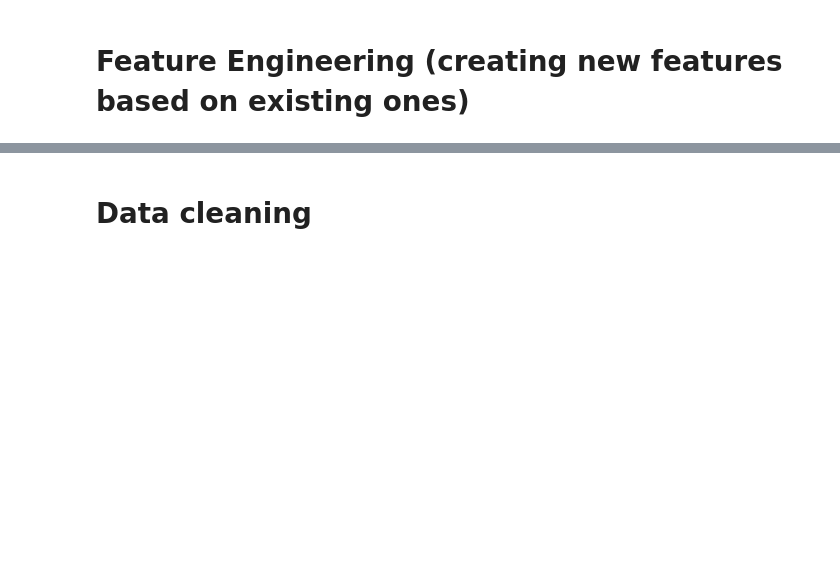
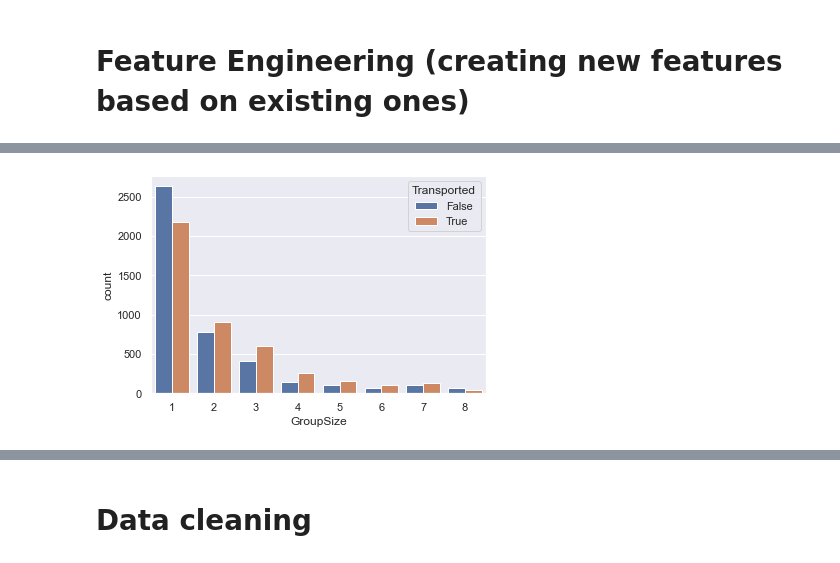
Before and after one commit to yulun-cd/space-titanic, a Jupyter notebook: space-titanic.ipynb, the cells around one changed output, grey strips where cells are left out. Saved outputs shown, nothing was run; the diff lists cells and outputs as text; code cells hidden in the pictures; blank space fills up the shorter version.

```diff
--- a/space-titanic.ipynb
+++ b/space-titanic.ipynb
@@ -128,0 +256,12 @@ dtype: object
+# %%
+# sizes of all groups
+groupsize = pd.concat([df_train['GroupId'], df_test['GroupId']]).value_counts()
+
+df_train['GroupSize'] = df_train['GroupId'].apply(lambda x: groupsize[x])
+df_test['GroupSize'] = df_test['GroupId'].apply(lambda x: groupsize[x])
+# %%
+# visualise the group size distribution
+sns.countplot(data=df_train, x='GroupSize', hue='Transported')
+plt.show()
+# %% [output]
+[figure, added]
```
Also changed, not shown: parts of 63 cells of this notebook.
